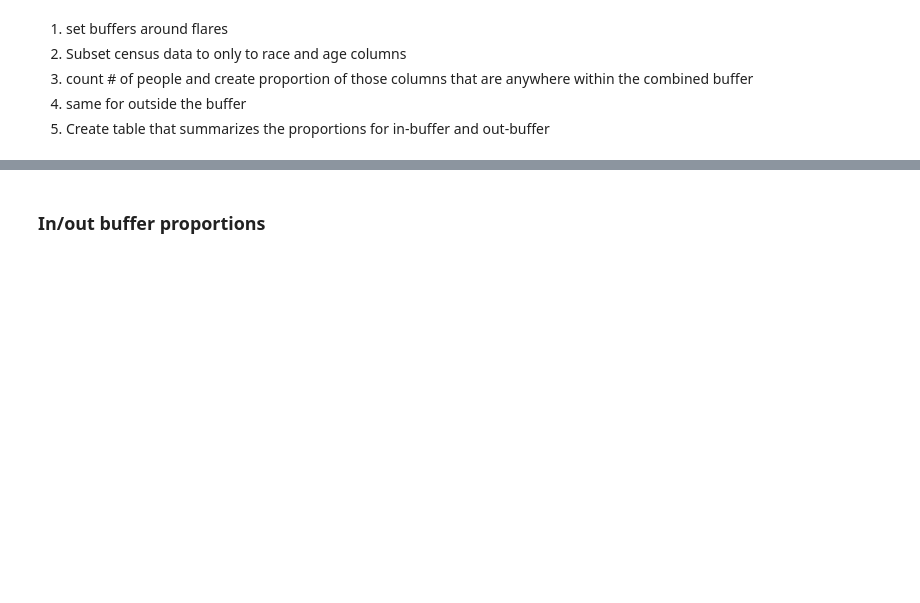
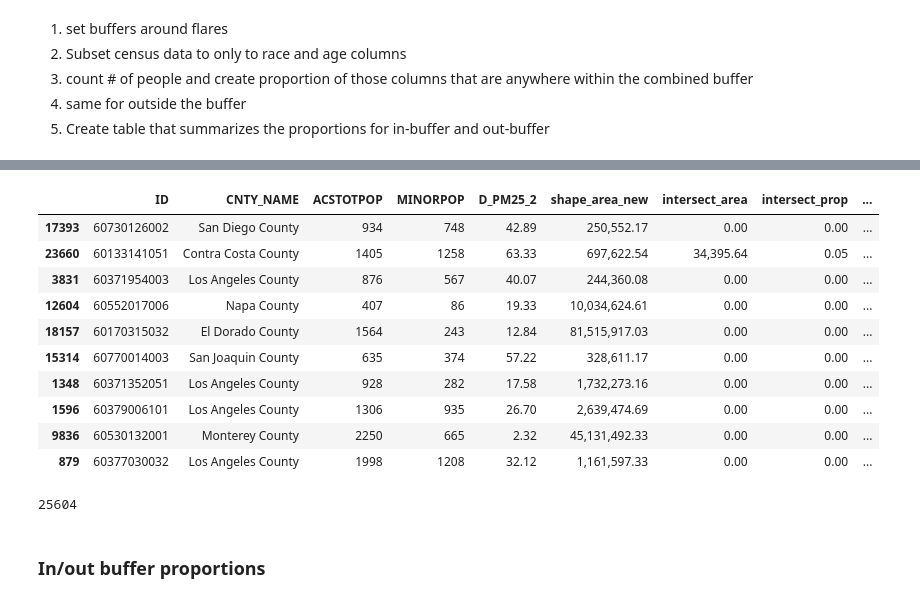
Before and after one commit to natebendermontana/capstone_rmi, a Jupyter notebook: bg_buffer_analysis.ipynb, the cells around one changed output, grey strips where cells are left out. Drawn from its saved outputs; the diff is of its cells as text; code cells hidden in the pictures; blank space fills up the shorter version.

Commit message:
got intersect calc to work! Mapping still in progress

```diff
--- a/bg_buffer_analysis.ipynb
+++ b/bg_buffer_analysis.ipynb
@@ -144,0 +176,15 @@ bg_inbuffer = gp.overlay(bg_formodel, all_buffers, how='intersection')  # could
+# %%
+# Rename geometry col to intersect_geom so it's clear these geoms are just the intersections
+bg_inbuffer.rename(columns={'geometry':'intersect_geom'}, inplace=True)  # old:new. Match col names for merging
+
+# merge with ca_bg block groups to get full BG polygon geoms back in the df
+bg_inbuffer = pd.merge(bg_inbuffer, ca_bg, on='ID')
+
+# Rename geometry column for clarity
+bg_inbuffer.rename(columns={'geometry':'bg_geom'}, inplace=True)  # old:new. Match col names for merging
+# %%
+# ensure geometry column is set to the full BG polygons, not intersections
+bg_inbuffer = bg_inbuffer.set_geometry('bg_geom')  # set to the buffers rather than the points
+
+# merge the intersected data back into the full df of all block groups
+test = gp.sjoin(bg_formodel, bg_inbuffer, how = "left", predicate = 'contains')
@@ -145,4 +196,7 @@ bg_inbuffer = gp.overlay(bg_formodel, all_buffers, how='intersection')  # could
 # %%
-# Create new 'area' column for the areas of the intersections
-#bg_inbuffer = bg_inbuffer.to_crs(meters_crs)
-bg_inbuffer['intersect_area'] = bg_inbuffer.area
+# Filter cols to just what's needed
+test = test[['ID_left', 'CNTY_NAME_left', 'ACSTOTPOP_left', 'MINORPOP_left', 'D_PM25_2_left', 'shape_area_new_left', 'intersect_area', 'intersect_prop', 'geometry', 'intersect_geom']]
+
+# clean things up after the sjoin
+new_cols = [col.replace('_left', '') if col.endswith('_left') else col for col in test.columns]
+test.columns = new_cols
@@ -159,2 +208,25 @@ bg_inbuffer['intersect_prop'] = bg_inbuffer['intersect_area'] / bg_inbuffer['sha
+# %%
+# Rename geometry column for clarity
+test.rename(columns={'geometry':'bg_geom'}, inplace=True)  # old:new. Match col names for merging
+
+# Replace NAs in both the intersect_prop and intersect_area with 0 for BG that have no intersection
+no_intersection = test['intersect_prop'].isna() | test['intersect_area'].isna()
+
+# Update the values in the 'intersect_prop' and 'intersect_area' columns of those rows to 0 using the loc method
+test.loc[no_intersection, ['intersect_prop', 'intersect_area']] = 0
+# %%
+test.sample(10)
+# %% [output]
+|  | ID | CNTY_NAME | ACSTOTPOP | MINORPOP | D_PM25_2 | shape_area_new | intersect_area | intersect_prop | ... |
+| 17393 | 60730126002 | San Diego County | 934 | 748 | 42.89 | 250,552.17 | 0.00 | 0.00 | ... |
+| 23660 | 60133141051 | Contra Costa County | 1405 | 1258 | 63.33 | 697,622.54 | 34,395.64 | 0.05 | ... |
+| 3831 | 60371954003 | Los Angeles County | 876 | 567 | 40.07 | 244,360.08 | 0.00 | 0.00 | ... |
+| 12604 | 60552017006 | Napa County | 407 | 86 | 19.33 | 10,034,624.61 | 0.00 | 0.00 | ... |
+| 18157 | 60170315032 | El Dorado County | 1564 | 243 | 12.84 | 81,515,917.03 | 0.00 | 0.00 | ... |
+| 15314 | 60770014003 | San Joaquin County | 635 | 374 | 57.22 | 328,611.17 | 0.00 | 0.00 | ... |
+| 1348 | 60371352051 | Los Angeles County | 928 | 282 | 17.58 | 1,732,273.16 | 0.00 | 0.00 | ... |
+| 1596 | 60379006101 | Los Angeles County | 1306 | 935 | 26.70 | 2,639,474.69 | 0.00 | 0.00 | ... |
+| 9836 | 60530132001 | Monterey County | 2250 | 665 | 2.32 | 45,131,492.33 | 0.00 | 0.00 | ... |
+| 879 | 60377030032 | Los Angeles County | 1998 | 1208 | 32.12 | 1,161,597.33 | 0.00 | 0.00 | ... |
 # %%
 # Apply the proportion to each demographic variable to find counts by variable
@@ -176,2 +240,6 @@ for var in demo_vars:
+# %%
+len(test)
+# %% [output]
+25604
 # %% [markdown]
 ### In/out buffer proportions
```
Also changed, not shown: parts of 28 cells of this notebook.
